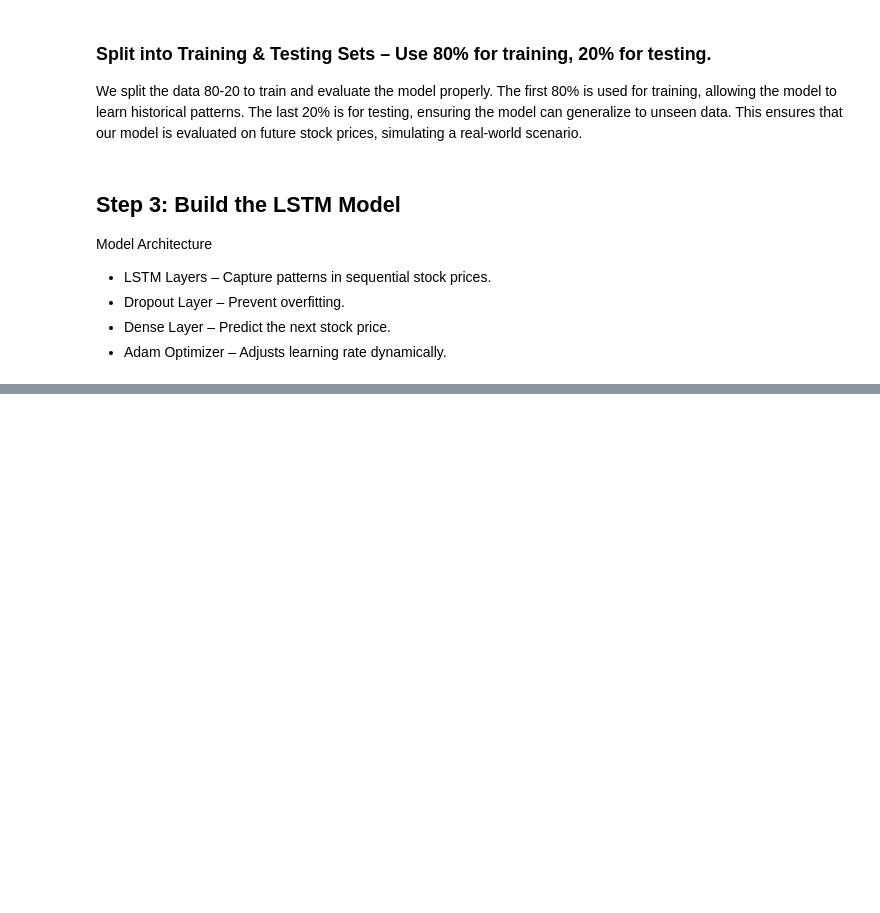
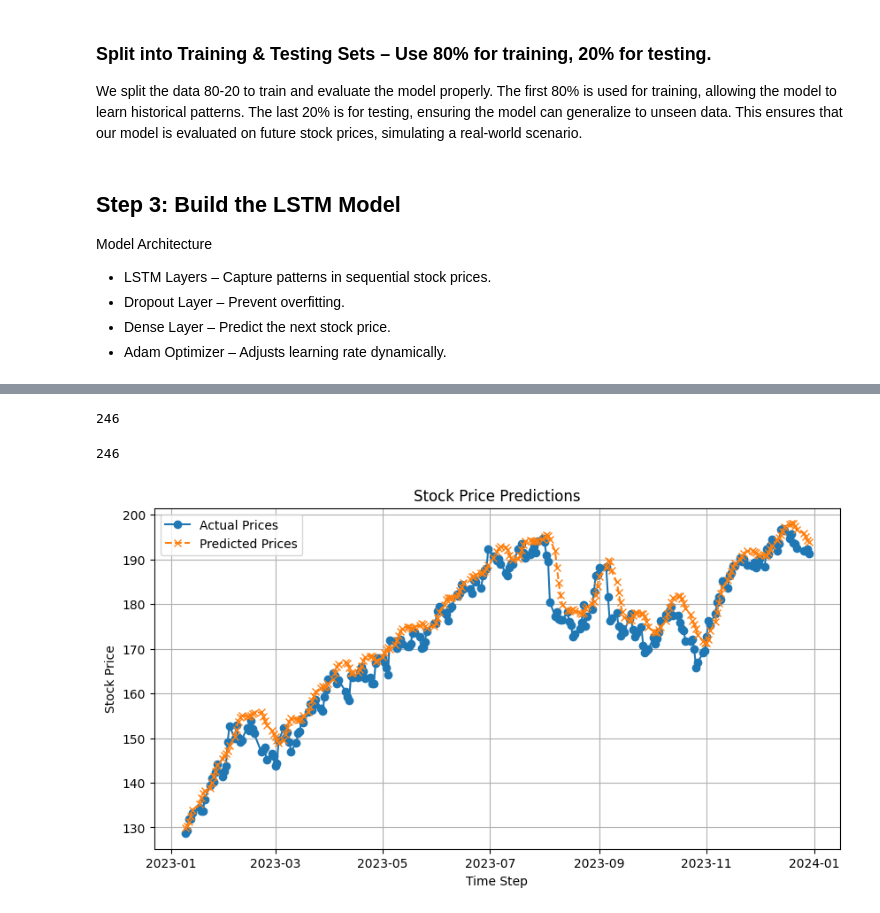
Before and after one commit to Pandey23000Om/RNNs, a Jupyter notebook: 02 Stock Price Prediction.ipynb, the cells around one changed output, grey strips where cells are left out. Drawn from its saved outputs; the diff is of its cells as text; code cells hidden in the pictures; blank space fills up the shorter version.

Commit message:
stock price single feature prediction

```diff
--- a/02 Stock Price Prediction.ipynb
+++ b/02 Stock Price Prediction.ipynb
@@ -123,6 +123,6 @@ def create_sequences(data, time_steps=60):
         y.append(data[i+time_steps])
     return np.array(X), np.array(y)
 
-# Use 60 days of past data to predict the next day's price
-time_steps = 60
+# Use 30/60 days of past data to predict the next day's price
+time_steps = 30
 X, y = create_sequences(data_scaled, time_steps)
@@ -152,7 +160,8 @@ from tensorflow.keras.layers import LSTM, Dense, Dropout
 
 # Define LSTM Model
 model = Sequential([
-    LSTM(units=50, return_sequences=True, input_shape=(X_train.shape[1], 1)),  # First LSTM layer
+    tf.keras.Input(shape=(X_train.shape[1], 1)),
+    LSTM(units=100, return_sequences=True),  # First LSTM layer
     Dropout(0.2),  # Dropout to prevent overfitting
     LSTM(units=50, return_sequences=False),  # Second LSTM layer
     Dense(units=1)  # Output layer (predicts next stock price)
@@ -181,0 +193,3 @@ Model: "sequential"
+# %%
+
+history = model.fit(X_train, y_train, epochs=50, batch_size=32, validation_data=(X_test, y_test))
@@ -181,0 +216,6 @@ Model: "sequential"
+# %%
+# Predict stock prices on test data
+predicted_prices = model.predict(X_test)
+
+# Convert predictions back to original scale
+predicted_prices = scaler.inverse_transform(predicted_prices)
@@ -181,0 +224,20 @@ Model: "sequential"
+# %%
+len(stock_data.index[split+time_steps:])
+# %% [output]
+246
+# %%
+len(y_test)
+# %% [output]
+246
+# %%
+plt.figure(figsize=(10,5))
+plt.plot(stock_data.index[split+time_steps:], scaler.inverse_transform(y_test.reshape(-1,1)), label="Actual Prices", marker="o")
+plt.plot(stock_data.index[split+time_steps:], predicted_prices, label="Predicted Prices", linestyle="dashed", marker="x")
+plt.title("Stock Price Predictions")
+plt.xlabel("Time Step")
+plt.ylabel("Stock Price")
+plt.legend()
+plt.grid()
+plt.show()
+# %% [output]
+[figure, added]
```
Also changed, not shown: parts of 13 cells of this notebook, 1 other file.
